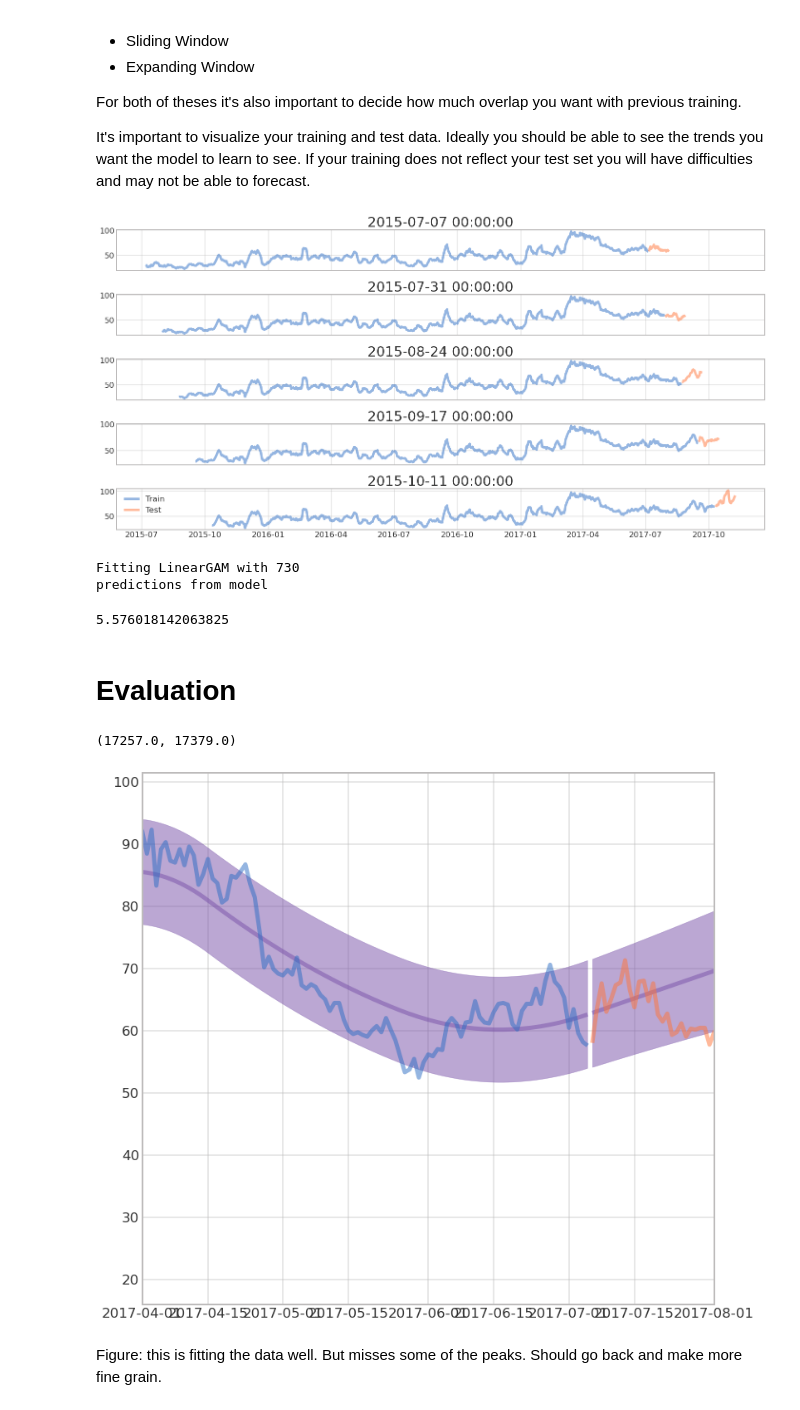
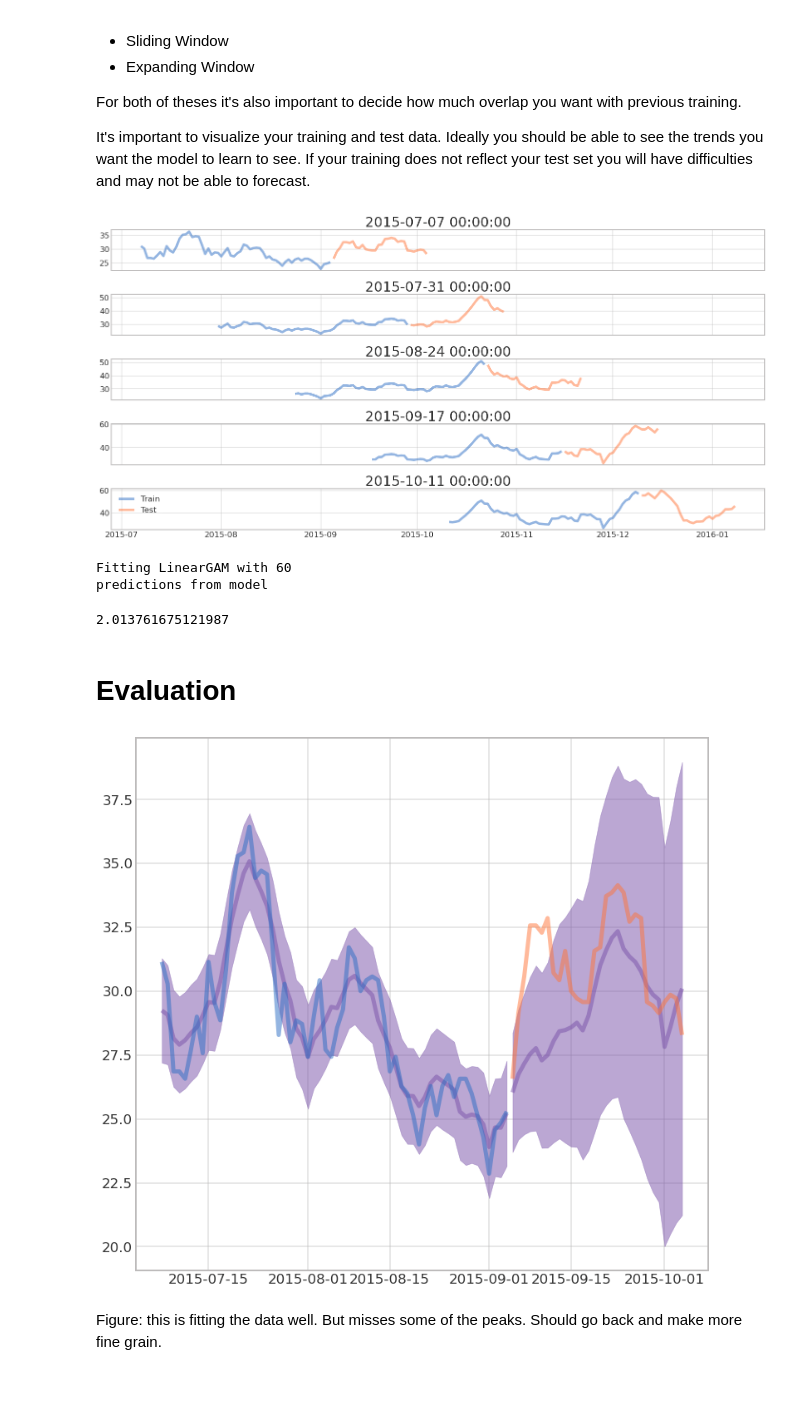
Before and after one commit to earthastronaut/the_crystal_ball, a Jupyter notebook: notebook/the_crystal_ball.ipynb, the cells around one changed output. Cells and saved outputs as stored; diff of their text form; code cells hidden in the pictures.

```diff
--- a/notebook/the_crystal_ball.ipynb
+++ b/notebook/the_crystal_ball.ipynb
@@ -214,9 +215,23 @@ model_definitions = {
             'feature_hyperparameters': OrderedDict({
                 'epoch': {
                     'TermClass': 'SplineTerm',
-                    'lam': 0.6,
+                    'lam': 1,
                     'n_splines': 20,
                     'spline_order': 2,
+                    'dtype': 'numerical',
+                },
+                'day_of_week': {
+                    'TermClass': 'SplineTerm',
+                    'lam': 0.5,
+                    'n_splines': 20,
+                    'spline_order': 4,
+                    'dtype': 'numerical',
+                },
+                'day_of_month': {
+                    'TermClass': 'SplineTerm',
+                    'lam': 0.5,
+                    'n_splines': 20,
+                    'spline_order': 4,
                     'dtype': 'numerical',
                 },
             }),
@@ -261,14 +276,14 @@ It's important to visualize your training and test data. Ideally you should be a
 # %%
 windows = the_crystal_ball.training.compute_sliding_windows_for_data(
     df_features,
-    training_size=365*2, # N days
+    training_size=60, # N days
     test_size=30, # N days
 )
 
 the_crystal_ball.visualization.figure_test_train_splits(df_features, windows)
 None
 # %% [output]
-[figure, old version]
+[figure, new version]
 # %%
 training_results = the_crystal_ball.training.train_model(
     model,
@@ -276,12 +291,12 @@ training_results = the_crystal_ball.training.train_model(
     window=windows[0],
 )
 # %% [output]
-Fitting LinearGAM with 730
+Fitting LinearGAM with 60
 predictions from model
 # %%
 training_results['metrics']['mean_absolute_error']
 # %% [output]
-5.576018142063825
+2.013761675121987
 # %% [markdown]
 # Evaluation
 # %%
@@ -289,15 +304,10 @@ evaluation_params = the_crystal_ball.training.training_results_to_evaulation_par
 # %%
 the_crystal_ball.visualization.plot_evaluation_prediction(
     ax=None,
     **evaluation_params,
 )
-plt.xlim(
-    pd.Timestamp('2017-04-01'),
-    pd.Timestamp('2017-08-01'),
-)
 # %% [output]
-(17257.0, 17379.0)
-[figure, old version]
+[figure, new version]
 # %% [markdown]
 Figure: this is fitting the data well. But misses some of the peaks. Should go back and make more fine grain.
 # %%
```
Also changed, not shown: parts of 14 cells of this notebook, 3 other files.
